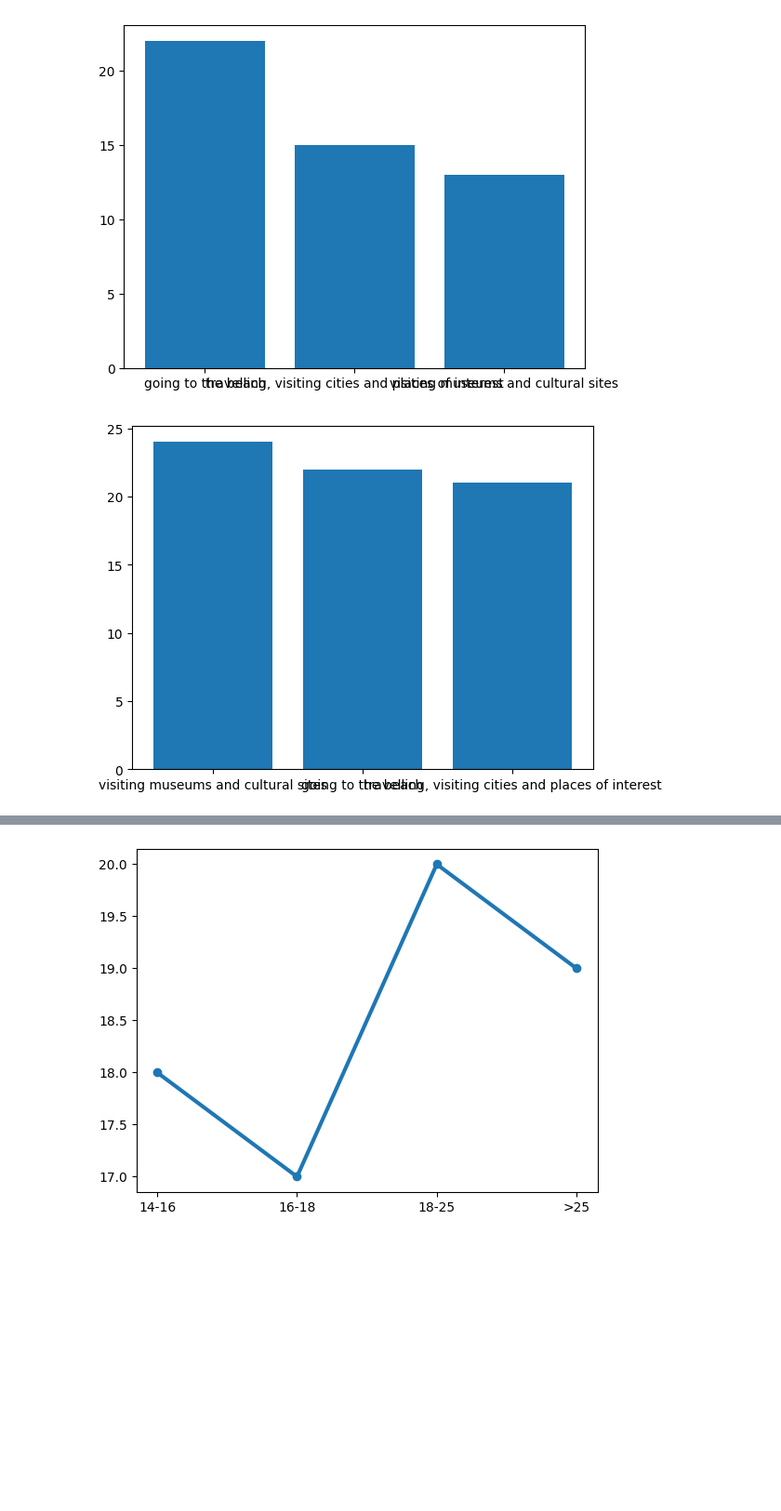
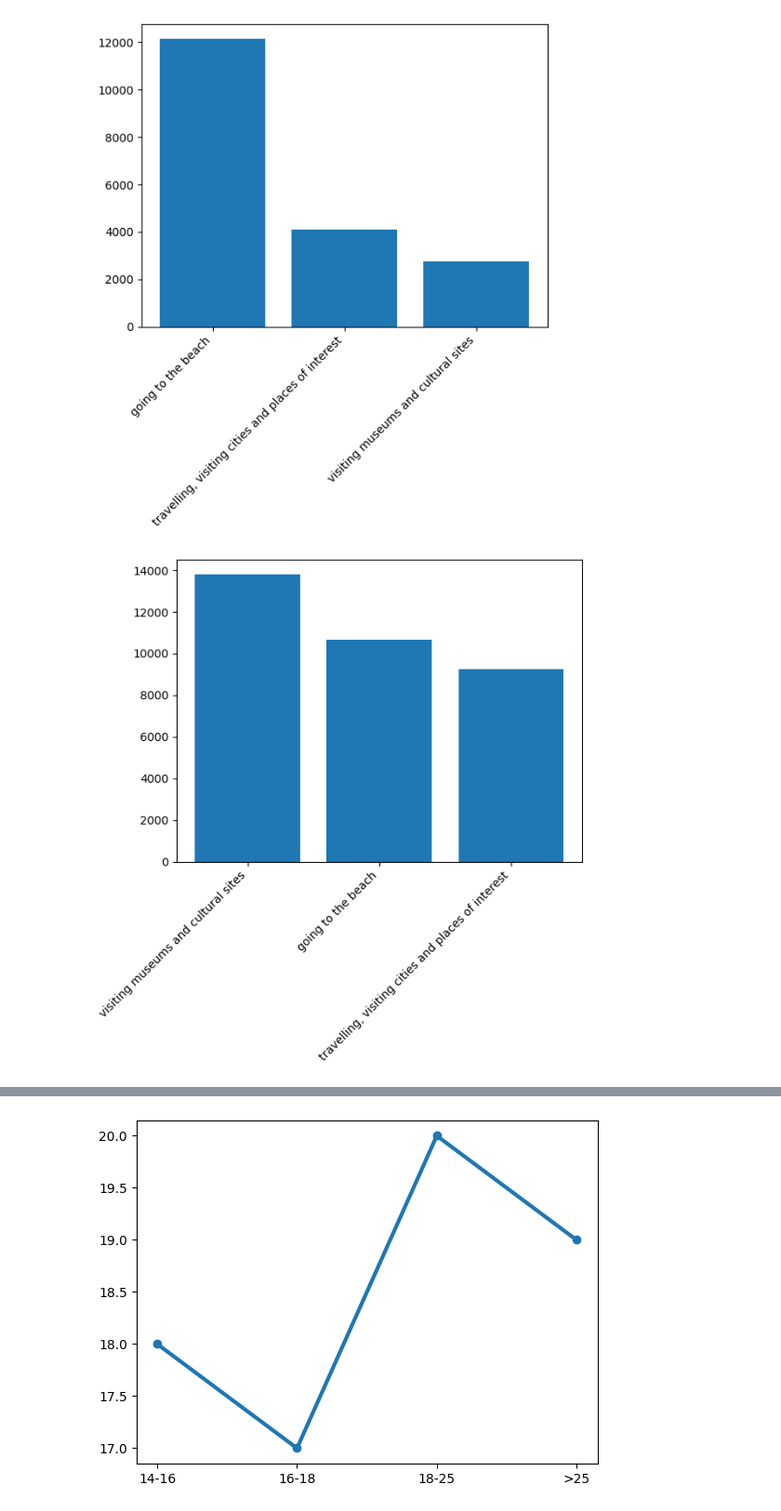
Before and after one commit to nic-obert/vacation-analysis, a Jupyter notebook: analyze.ipynb, the cells around one changed output, grey strips where cells are left out. Shown at 93% size. Drawn from its saved outputs; the diff is of its cells as text; code cells hidden in the pictures; blank space fills up the shorter version.

```diff
--- a/analyze.ipynb
+++ b/analyze.ipynb
@@ -202,6 +233,10 @@ def parse_target(target) -> str:
     if any([x in target for x in city_substrings]):
         return 'city'
 
+    shooting_substrings = ['shooting', 'hunt', 'hunting', 'battle']
+    if any([x in target for x in shooting_substrings]):
+        return 'shooting range'
+
     print(target)
 
     return target
@@ -259,7 +293,7 @@ def parse_transport_name(transport) -> str:
         return 'airplane'
 
     bus_substrings = ['bus', 'taxi', 'uber', 'coach']
-    if 'bus' in transport:
+    if any([x in transport for x in bus_substrings]):
         return 'bus or taxi'
 
     boat_substrings = ['boat', 'ship', 'ferry']
@@ -348,6 +389,18 @@ def parse_activity_name(activity) -> str:
     if any([x in activity for x in relaxing_substrings]):
         return 'relaxing'
 
+    shooting_substrings = ['shooting', 'hunt', 'hunting', 'battle', 'arch']
+    if any([x in activity for x in shooting_substrings]):
+        return 'shooting'
+
+    travelling_substrings = ['zoo', 'cuisine']
+    if any([x in activity for x in travelling_substrings]):
+        return 'travelling, visiting cities and places of interest'
+
+    working_substrings = ['work', 'job', 'office', 'school', 'university', 'studio', 'study']
+    if any([x in activity for x in working_substrings]):
+        return 'working'
+
     print(activity)
 
     return activity
@@ -386,7 +436,7 @@ def parse_decision_name(decision) -> str:
     if any([x in decision for x in normal_decisions]):
         return decision
 
-    want_substrings = ['nice', 'agree', 'group', 'partner', 'plan', 'interesting', 'good']
+    want_substrings = ['nice', 'agree', 'group', 'partner', 'plan', 'interesting', 'good', 'research', 'weather', 'climate']
     if any([x in decision for x in want_substrings]):
         return 'i want to visit a certain place'
 
@@ -394,7 +444,7 @@ def parse_decision_name(decision) -> str:
     if any([x in decision for x in near_substrings]):
         return 'near and cheap'
 
-    parents_substrings = ['parent', 'someone else', 'decides', 'chooses', 'takes me', 'am not']
+    parents_substrings = ['parent', 'someone else', 'decides', 'chooses', 'takes me', 'am not', 'wants']
     if any([x in decision for x in parents_substrings]):
         return 'someone else decides'
 
@@ -484,36 +536,42 @@ activities = activities.drop('<14')
 activities = activities.apply(lambda x: x.split(';'))
 
 # Count the number of times each activity appears
 activities = activities.apply(lambda x: pd.Series(x).value_counts())
 
 # Substitue NaN with 0
 activities = activities.fillna(0)
 
 # Sum the number of times each activity appears for each age range
 activities = activities.groupby(activities.index).sum()
 
+POWER_EMPHASIS = 3
+
 # Split the activities into age ranges and sort them from highest to lowest and keep only the top 3
-activities_14_16 = activities.loc['14-16'].sort_values(ascending=False).head(3)
-activities_16_18 = activities.loc['16-18'].sort_values(ascending=False).head(3)
-activities_18_25 = activities.loc['18-25'].sort_values(ascending=False).head(3)
-activities_25 = activities.loc['>25'].sort_values(ascending=False).head(3)
+activities_14_16 = activities.loc['14-16'].sort_values(ascending=False).head(3).apply(lambda x: x ** POWER_EMPHASIS)
+activities_16_18 = activities.loc['16-18'].sort_values(ascending=False).head(3).apply(lambda x: x ** POWER_EMPHASIS)
+activities_18_25 = activities.loc['18-25'].sort_values(ascending=False).head(3).apply(lambda x: x ** POWER_EMPHASIS)
+activities_25 = activities.loc['>25'].sort_values(ascending=False).head(3).apply(lambda x: x ** POWER_EMPHASIS)
 
 # Plot the most popular activities for each age range
 import matplotlib.pyplot as plt
 
 plt.bar(activities_14_16.index, activities_14_16.values)
+plt.setp(plt.gca().get_xticklabels(), rotation=45, horizontalalignment='right')
 plt.show()
 
 plt.bar(activities_16_18.index, activities_16_18.values)
+plt.setp(plt.gca().get_xticklabels(), rotation=45, horizontalalignment='right')
 plt.show()
 
 plt.bar(activities_18_25.index, activities_18_25.values)
+plt.setp(plt.gca().get_xticklabels(), rotation=45, horizontalalignment='right')
 plt.show()
 
 plt.bar(activities_25.index, activities_25.values)
+plt.setp(plt.gca().get_xticklabels(), rotation=45, horizontalalignment='right')
 plt.show()
 
 activities
 # %% [output]
-[figure, old version]
+[figure, new version]
-[figure, old version]
+[figure, new version]
```
Also changed, not shown: parts of 16 cells of this notebook, 1 other file.
